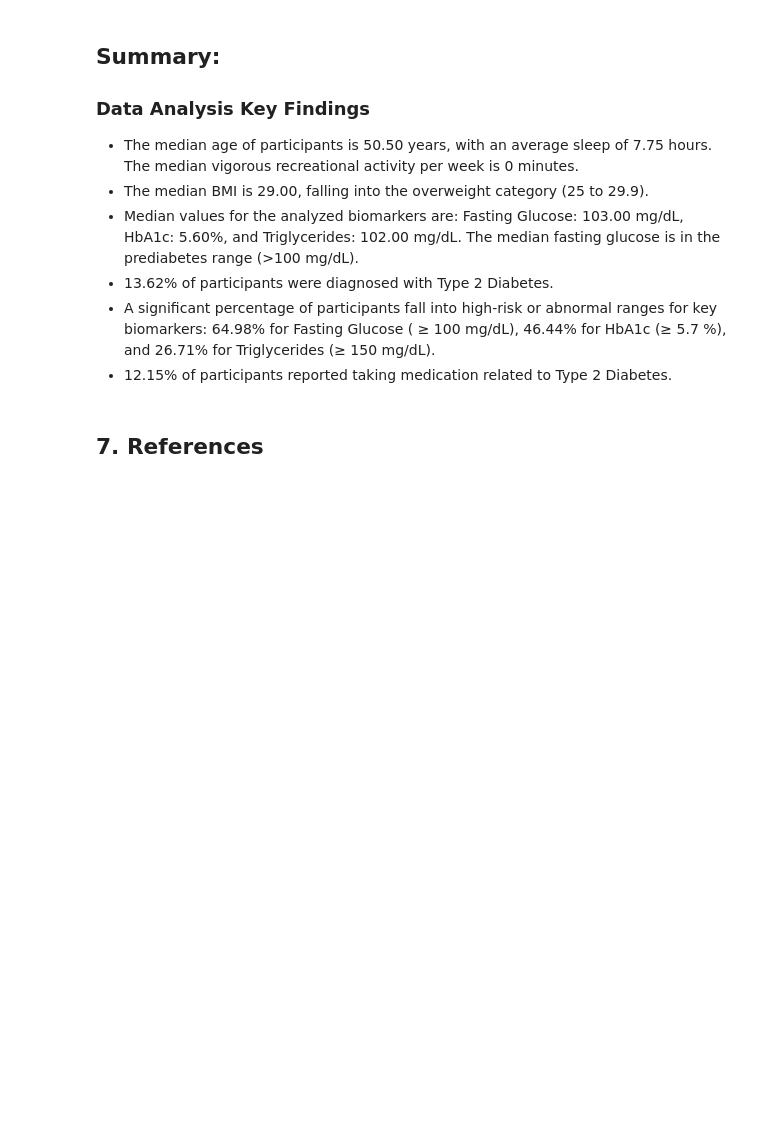
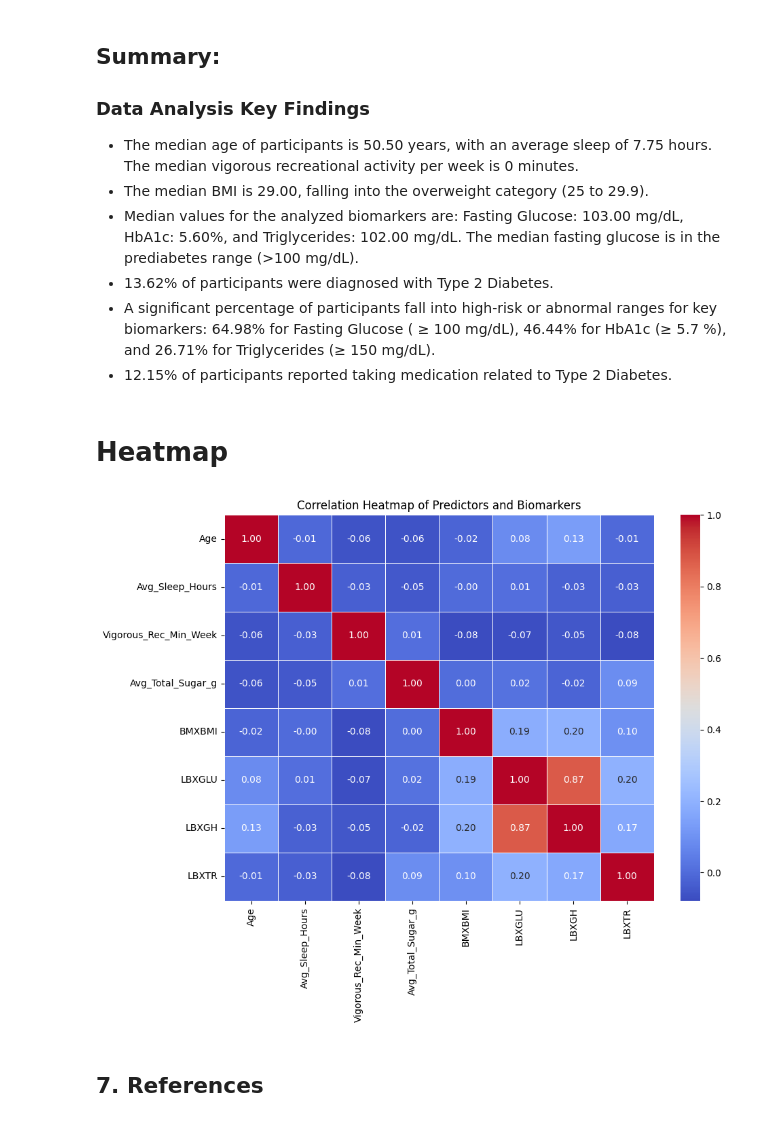
Before and after one commit to crashing-out/NHANES-Diabetes-Analysis, a Jupyter notebook: biopharmdata.ipynb, the cells around one changed output. Saved outputs shown, nothing was run; the diff lists cells and outputs as text; code cells hidden in the pictures; blank space fills up the shorter version.

```diff
--- a/biopharmdata.ipynb
+++ b/biopharmdata.ipynb
@@ -2540,5 +2540,45 @@ Percentage of participants taking medication related to Type 2 Diabetes: 12.15%
 *   13.62% of participants were diagnosed with Type 2 Diabetes.
 *   A significant percentage of participants fall into high-risk or abnormal ranges for key biomarkers: 64.98% for Fasting Glucose ( ≥ 100 mg/dL), 46.44% for HbA1c (≥ 5.7 %), and 26.71% for Triglycerides (≥ 150 mg/dL).
 *   12.15% of participants reported taking medication related to Type 2 Diabetes.
+# %% [markdown]
+# Heatmap
+# %%
+import matplotlib.pyplot as plt
+import seaborn as sns
+
+# Ensure df_combined_all is available
+if 'df_combined_all' in locals() and not df_combined_all.empty:
+
+    # Define the list of continuous variables (predictors and biomarkers)
+    # Make sure these columns exist in your df_combined_all
+    continuous_vars_for_heatmap = [
+        'Age',
+        'Avg_Sleep_Hours',
+        'Vigorous_Rec_Min_Week',
+        'Avg_Total_Sugar_g',
+        'BMXBMI',
+        'LBXGLU',  # Fasting Glucose
+        'LBXGH',   # HbA1c
+        'LBXTR'    # Triglycerides
+    ]
+
+    # Select only the continuous variables for the heatmap
+    df_continuous = df_combined_all[continuous_vars_for_heatmap].copy()
+
+    # Calculate the correlation matrix
+    # Pandas corr() automatically handles missing values by default (pairwise deletion)
+    correlation_matrix = df_continuous.corr()
+
+    # Generate the heatmap
+    plt.figure(figsize=(10, 8))
+    sns.heatmap(correlation_matrix, annot=True, cmap='coolwarm', fmt=".2f", linewidths=.5)
+    plt.title('Correlation Heatmap of Predictors and Biomarkers')
+    plt.tight_layout()
+    plt.show()
+
+else:
+    print("❗ 'df_combined_all' DataFrame not found or is empty. Please ensure preceding cells are run correctly.")
+# %% [output]
+[figure, added]
 # %% [markdown]
 ## 7. References
```
Also changed, not shown: parts of 10 cells of this notebook.
